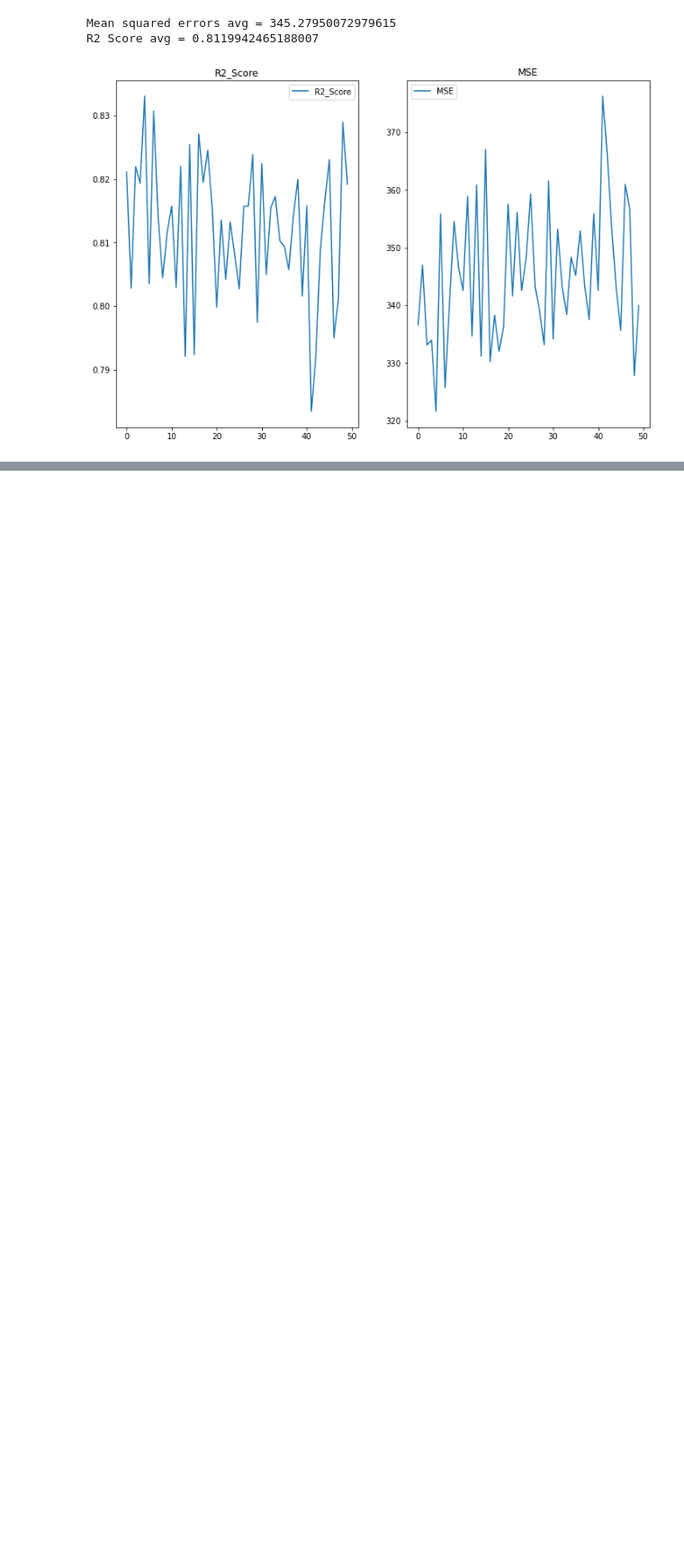
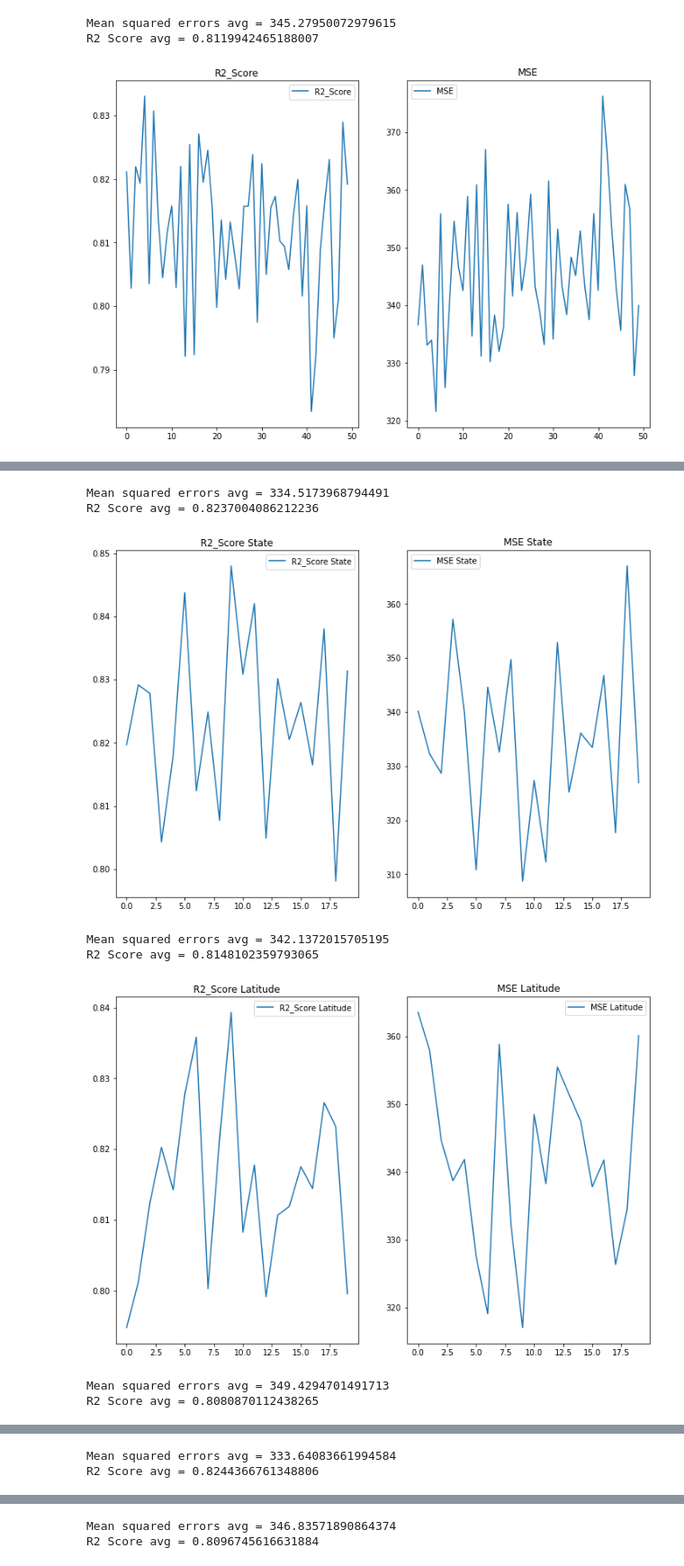
Before and after one commit to mohdos/rai_ds_ml, a Jupyter notebook: testNote.ipynb, the cells around one changed output, grey strips where cells are left out. Shown at 90% size. Drawn from its saved outputs; the diff is of its cells as text; code cells hidden in the pictures; blank space fills up the shorter version.

```diff
--- a/testNote.ipynb
+++ b/testNote.ipynb
@@ -211,0 +242,17 @@ R2 Score avg = 0.82702804089945
+# %%
+
+all_cols = ['State', 'Latitude', 'Longitude', 'BVHH', 'OperatorAlias', 'formationAlias', 'CompletionDate', 'SpudDate', 'LateralLengthInMiles']
+for i in range(len(all_cols)):
+    all_cols_copy = all_cols.copy()
+    title_suffix = all_cols_copy[i]
+    all_cols_copy.remove(all_cols_copy[i])
+    plot_metrics(df, xcolumns=all_cols_copy, ycolumn='proppantPerFoot', encoding_type=encodingTypes.categorization, normalized=False, test_size=0.2, runtimes=20, title_suffix=title_suffix)
+# %% [output]
+Mean squared errors avg = 334.5173968794491
+R2 Score avg = 0.8237004086212236
+[figure, added]
+Mean squared errors avg = 342.1372015705195
+R2 Score avg = 0.8148102359793065
+[figure, added]
+Mean squared errors avg = 349.4294701491713
+R2 Score avg = 0.8080870112438265
@@ -211,0 +260,2 @@ R2 Score avg = 0.82702804089945
+Mean squared errors avg = 333.64083661994584
+R2 Score avg = 0.8244366761348806
@@ -211,0 +263,2 @@ R2 Score avg = 0.82702804089945
+Mean squared errors avg = 346.83571890864374
+R2 Score avg = 0.8096745616631884
```
Also changed, not shown: parts of 14 cells of this notebook, 3 other files.
